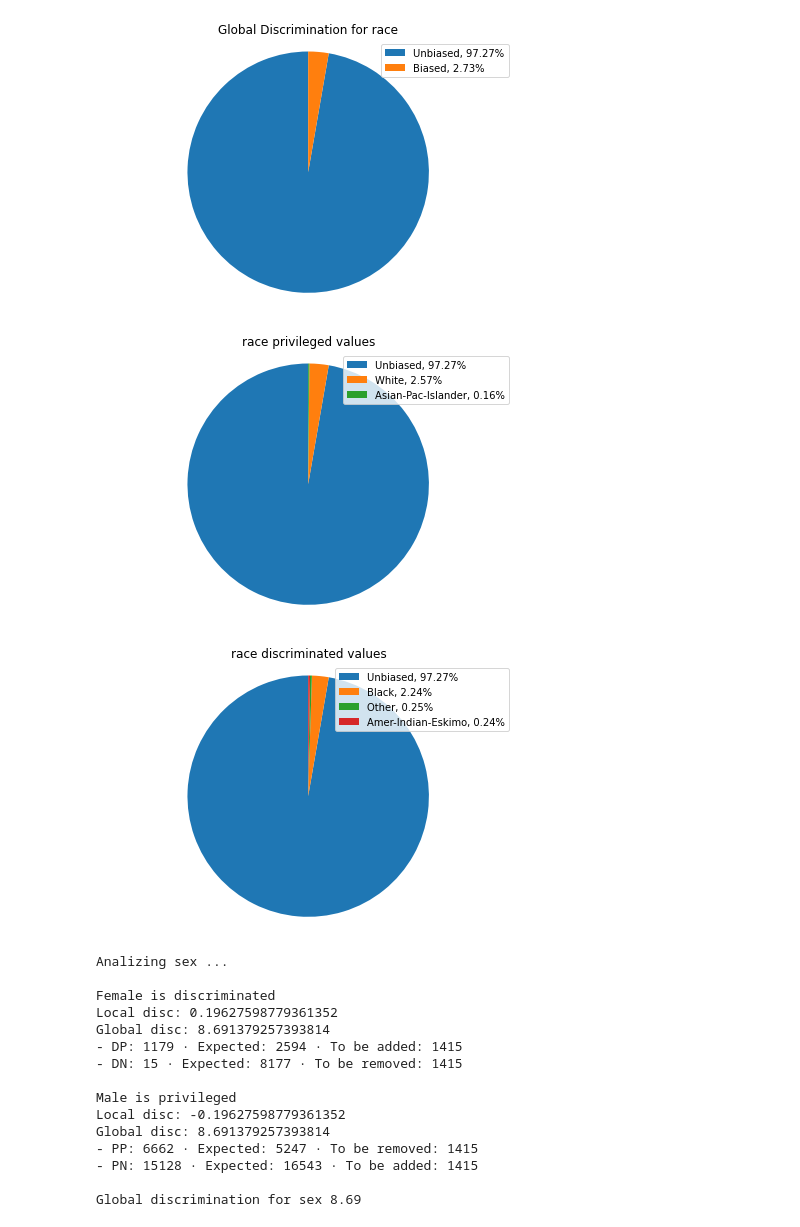
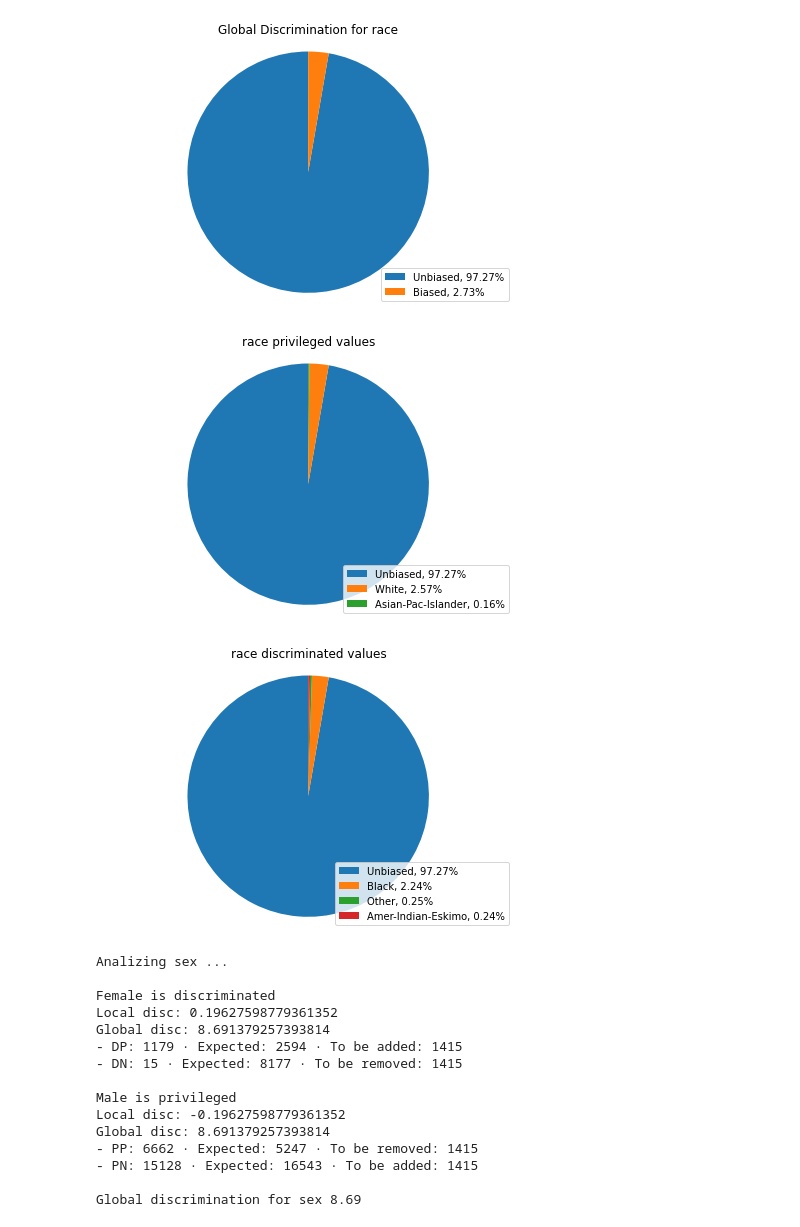
Before and after one commit to FedericoMz/FairCheck, a Jupyter notebook: Global Discrimination Checker.ipynb, the cells around one changed output. Drawn from its saved outputs; the diff is of its cells as text; code cells hidden in the pictures.

```diff
--- a/Global Discrimination Checker.ipynb
+++ b/Global Discrimination Checker.ipynb
@@ -66,14 +66,14 @@ def get_discrimination (df, sensitive_attributes, class_name):
 
                 sensitive_dict[attr][status][val]['P'] = DP
                 sensitive_dict[attr][status][val]['P_exp'] = DP_exp
-                sensitive_dict[attr][status][val]['P_curr'] = 0
+                sensitive_dict[attr][status][val]['P_curr'] = len(DP)
 
                 #for i in range(len(sensitive_dict[attr][status][val]['P'])):
                    # del sensitive_dict[attr][status][val]['P'][i][-1]
 
                 sensitive_dict[attr][status][val]['N'] = DN[0]
                 sensitive_dict[attr][status][val]['N_exp'] = DN_exp
-                sensitive_dict[attr][status][val]['N_curr'] = 0
+                sensitive_dict[attr][status][val]['N_curr'] = len(DN)
                 sensitive_dict[attr][status][val]['GD'] = 100 * (abs(len(DP)-DP_exp) + abs(len(DN)-DN_exp)) / len(df)
 
                 #for i in range(len(sensitive_dict[attr][status][val]['N'])):
@@ -139,7 +139,7 @@ def get_discrimination (df, sensitive_attributes, class_name):
         'Biased, ' + str(round(attribute_disc, 2)) +"%"]
         sizes = [100-attribute_disc, attribute_disc]
         patches, texts = plt.pie(sizes, startangle=90)
-        plt.legend(patches, labels, loc="best")
+        plt.legend(patches, labels, loc="lower right")
         # Set aspect ratio to be equal so that pie is drawn as a circle.
         plt.axis('equal')
         plt.tight_layout()
@@ -159,7 +159,7 @@ def get_discrimination (df, sensitive_attributes, class_name):
                 sizes = sizes + [perc]
 
             patches, texts = plt.pie(sizes, startangle=90)
-            plt.legend(patches, labels, loc="best")
+            plt.legend(patches, labels, loc="lower right")
             # Set aspect ratio to be equal so that pie is drawn as a circle.
             plt.axis('equal')
             plt.tight_layout()
@@ -174,28 +174,28 @@ def get_discrimination (df, sensitive_attributes, class_name):
 df = pd.read_csv("adult.csv")
 df['income'] = np.where(df['income'] == '>50K', 1, 0)
 # %%
-l = get_discrimination(df, ['race', 'sex'], 'income')
+d = get_discrimination(df, ['race', 'sex'], 'income')
 # %% [output]
 Records: 32561
 
 Analizing race ...
 
 White is privileged
 Local disc: -0.10327827181663154
 Global disc: 2.573631030987992
 - PP: 7117 · Expected: 6698 · To be removed: 419
 - PN: 20699 · Expected: 21118 · To be added: 419
 
 Black is discriminated
 Local disc: 0.12933909683724398
 ... (19 lines left out)
 - DP: 36 · Expected: 75 · To be added: 39
 - DN: 15 · Expected: 236 · To be removed: 39
 
 Global discrimination for race 2.73
-[figure, old version]
+[figure, new version]
-[figure, old version]
+[figure, new version]
-[figure, old version]
+[figure, new version]
 Analizing sex ...
 
 Female is discriminated
```
Also changed, not shown: parts of 1 cell of this notebook.
